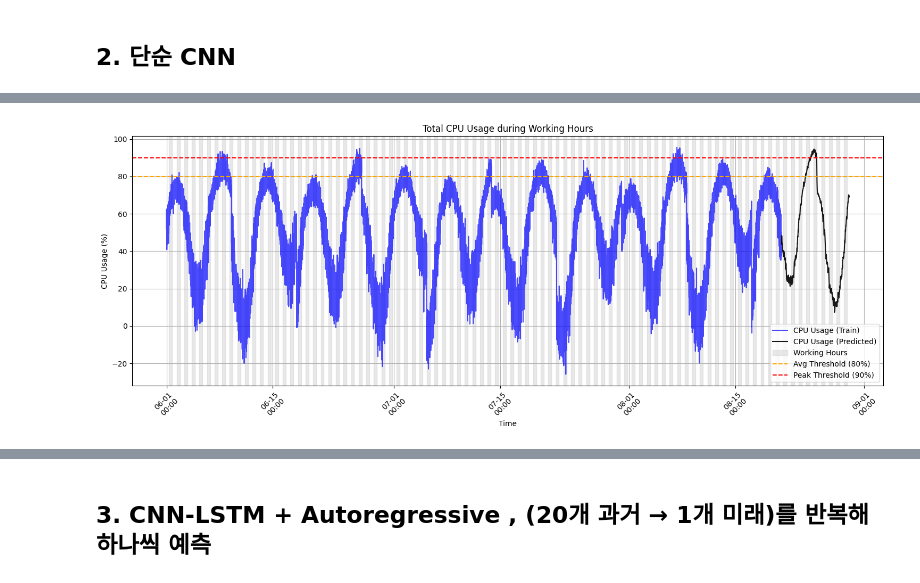
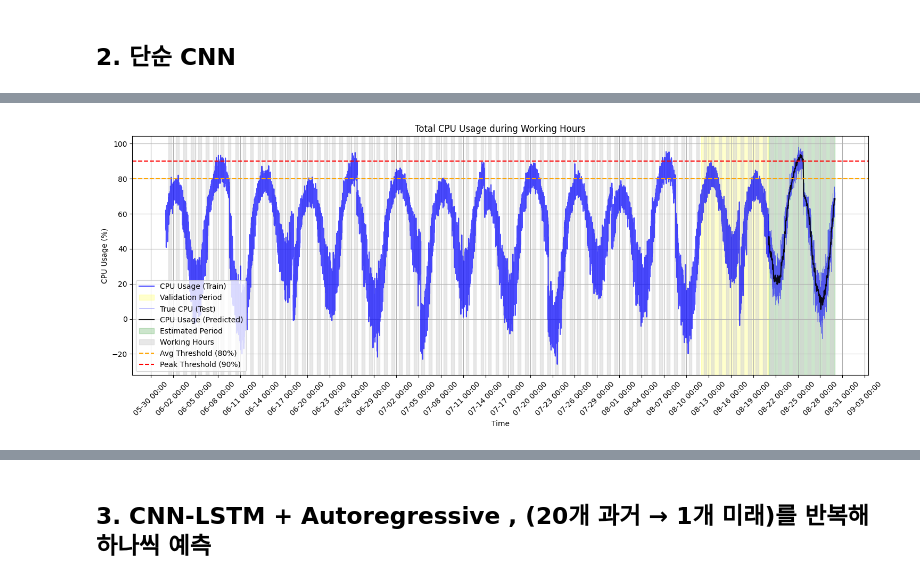
Before and after one commit to hyeonseonn/sensing_app, a Jupyter notebook: [0804new]_machine_learning_CPU.ipynb, the cells around one changed output, grey strips where cells are left out. Saved outputs shown, nothing was run; the diff lists cells and outputs as text; code cells hidden in the pictures.

```diff
--- a/[0804new]_machine_learning_CPU.ipynb
+++ b/[0804new]_machine_learning_CPU.ipynb
@@ -96,7 +96,7 @@ model.compile(optimizer='adam', loss='mse')
 
 history = model.fit(
     X_train, y_train.reshape((y_train.shape[0], -1)),
-    epochs= 1,
+    epochs= 20,
     batch_size=16,
     validation_data=(X_val, y_val.reshape((y_val.shape[0], -1))),
     verbose=1
@@ -292,15 +318,15 @@ print(f" Final Upgrade Decision: {'Upgrade Needed' if upgrade_flag else ' No Upg
 # %%
 # streamlit 위한 csv 저장
 import json
-with open("cpu_accuracy_metrics_CNN-LSTM.json", "w") as f:
+with open("cpu_accuracy_metrics_CNN-LSTM2.json", "w") as f:
     json.dump(metrics, f)
 
-all_pred_series.to_csv("all_series_CNN-LSTM.csv") # 전체 cpu
-test_series_pred.to_csv("cpu_usage_predicted_only_CNN-LSTM.csv") # 예측 구간 cpu
-work_time.to_csv("cpu_usage_working_hours_CNN-LSTM.csv") # 업무시간 cpu
-daily_peak.to_csv("cpu_peak_flag_per_day_CNN-LSTM.csv") # peak 발생 여부
+all_pred_series.to_csv("all_series_CNN-LSTM2.csv") # 전체 cpu
+test_series_pred.to_csv("cpu_usage_predicted_only_CNN-LSTM2.csv") # 예측 구간 cpu
+work_time.to_csv("cpu_usage_working_hours_CNN-LSTM2.csv") # 업무시간 cpu
+daily_peak.to_csv("cpu_peak_flag_per_day_CNN-LSTM2.csv") # peak 발생 여부
 
-with open("upgrade_decision_CNN-LSTM.txt", "w") as f: # 업그레이드 유무
+with open("upgrade_decision_CNN-LSTM2.txt", "w") as f: # 업그레이드 유무
     f.write(f"Condition 1: {condition1_flag} ({work_time.mean():.2f}%)\n")
     f.write(f"Condition 2: {condition2_flag} ({peak_days}/{total_days})\n")
     f.write(f"Final Decision: {'Upgrade Needed' if upgrade_flag else 'No Upgrade Required'}\n")
@@ -674,36 +708,63 @@ fig, ax = plt.subplots(figsize=(15, 6))
 train_series = df['cpu'][:test_time_index[0]]
 ax.plot(train_series.index, train_series.values, label="CPU Usage (Train)", color="blue", alpha=0.7)
 
+# Validation 구간에 색상 입히기
+val_start = val_series.index[0]
+val_end = val_series.index[-1]
+ax.axvspan(val_start, val_end, color='yellow', alpha=0.2, label="Validation Period")
+
 # Test 구간
+plt.plot(test_series_true, label="True CPU (Test)", color="blue", alpha = 0.6, linewidth = 0.5) # test 정답값
 ax.plot(test_series_pred.index, test_series_pred.values, label="CPU Usage (Predicted)", color="black",alpha=0.9)
+test_start = test_series_pred.index[0]
+test_end = test_series_pred.index[-1]
+ax.axvspan(test_start, test_end, color='green', alpha=0.2, label="Estimated Period")
 
 # 업무시간 배경 색칠
 unique_dates = pd.to_datetime(all_pred_series.index.date).unique()
 first = True
 for date in unique_dates:
     start = pd.Timestamp(f"{date} 08:00")
     end = pd.Timestamp(f"{date} 18:00")
     label = "Working Hours" if first else None  # 첫 번째에만 라벨 부여
     ax.axvspan(start, end, color='lightgray', alpha=0.5, label=label)
     first = False
 
 # 기준선
 ax.axhline(avg_threshold, color='orange', linestyle='--', label="Avg Threshold (80%)")
 ax.axhline(peak_threshold, color='red', linestyle='--', label="Peak Threshold (90%)")
 
 # 업그레이드 신호 표시
 if len(upgrade_times) > 0:
     ax.scatter(upgrade_times, work_time.loc[upgrade_times], color='red', label="Upgrade Signal", zorder=5, s=20)
 
 # 마무리 설정
 ax.set_title("Total CPU Usage during Working Hours")
 ax.set_xlabel("Time")
 ax.set_ylabel("CPU Usage (%)")
 ax.legend()
 ax.grid(True)
-ax.xaxis.set_major_formatter(mdates.DateFormatter('%m-%d\n%H:%M'))
+ax.xaxis.set_major_locator(mdates.DayLocator(interval=3))
+ax.xaxis.set_major_formatter(mdates.DateFormatter('%m-%d %H:%M'))
 plt.setp(ax.get_xticklabels(), rotation=45, ha="center")
 plt.tight_layout()
 plt.show()
+
+# streamlit 위한 csv 저장
+import json
+with open("cpu_accuracy_metrics_CNN2.json", "w") as f:
+    json.dump(metrics, f)
+
+all_pred_series.to_csv("all_series_CNN2.csv") # 전체 cpu
+test_series_pred.to_csv("cpu_usage_predicted_only_CNN2.csv") # 예측 구간 cpu
+work_time.to_csv("cpu_usage_working_hoursCNN2.csv") # 업무시간 cpu
+daily_peak.to_csv("cpu_peak_flag_per_day_CNN2.csv") # peak 발생 여부
+
+with open("upgrade_decision_CNN2.txt", "w") as f: # 업그레이드 유무
+    f.write(f"Condition 1: {condition1_flag} ({work_time.mean():.2f}%)\n")
+    f.write(f"Condition 2: {condition2_flag} ({peak_days}/{total_days})\n")
+    f.write(f"Final Decision: {'Upgrade Needed' if upgrade_flag else 'No Upgrade Required'}\n")
+fig.savefig("cpu_plot_CNN2.png")
+!pip install streamlit
 # %% [output]
-[figure, old version]
+[figure, new version]
```
Also changed, not shown: parts of 11 cells of this notebook.
